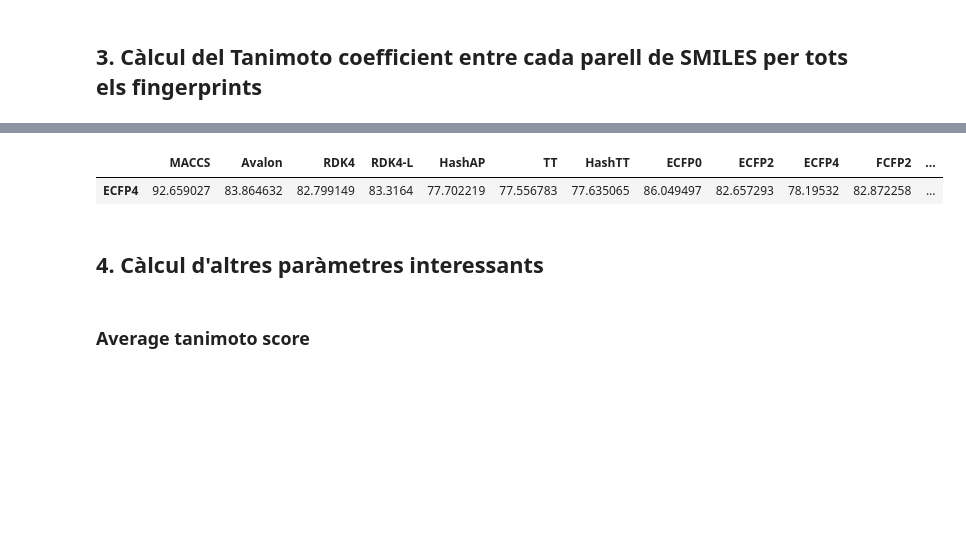
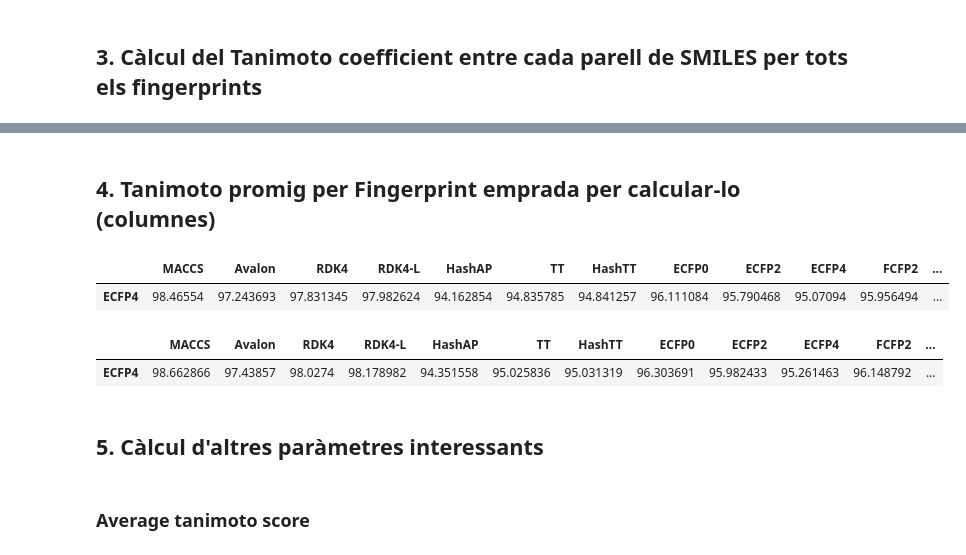
Before and after one commit to DavidDiestreR/MolForge_Testing, a Jupyter notebook: notebooks/analysis/output_analysis.ipynb, the cells around one changed output, grey strips where cells are left out. Saved outputs shown, nothing was run; the diff lists cells and outputs as text; code cells hidden in the pictures; blank space fills up the shorter version.

```diff
--- a/notebooks/analysis/output_analysis.ipynb
+++ b/notebooks/analysis/output_analysis.ipynb
@@ -121,7 +118,7 @@ for col in get_supported_fingerprints():
         DataStructs.TanimotoSimilarity(fp_in, fp_out)*100 # multipliquem per 100 per tenir-ho en percentatge
         # guardem 0 en els casos on l'output no és correcte i NaN si l'input és NaN
         if (not pd.isna(fp_out) and fp_out != "InvalidSMILE")
-        else (0 if fp_out != "InvalidSMILE" else np.nan)
+        else (0 if fp_out == "InvalidSMILE" else np.nan)
         for fp_in, fp_out in zip(fingerprints_input, fingerprints_output)
     ]
 
@@ -130,9 +127,9 @@ for col in get_supported_fingerprints():
         DataStructs.TanimotoSimilarity(fp_in, fp_out)*100 # multipliquem per 100 per tenir-ho en percentatge
         # guardem NaN en els casos on l'output no és correcte i NaN si l'input és NaN
         if (not pd.isna(fp_out) and fp_out != "InvalidSMILE")
-        else (np.nan if fp_out != "InvalidSMILE" else np.nan)
+        else (np.nan if fp_out == "InvalidSMILE" else np.nan)
         for fp_in, fp_out in zip(fingerprints_input, fingerprints_output)
     ]
 
-    df[col+"Inv_0"] = tanimotos_Inv_0
-    df[col+"Inv_NaN"] = tanimotos_Inv_NaN
+    df[col+"_Inv_0"] = tanimotos_Inv_0
+    df[col+"_Inv_NaN"] = tanimotos_Inv_NaN
@@ -141,18 +150,23 @@ NameError: name 'get_supported_fingerprints' is not defined
+# %% [markdown]
+## 4. Tanimoto promig per Fingerprint emprada per calcular-lo (columnes)
 # %%
-avg_tanimotos_Inv_0 = {col: df[col+"Inv_0"].mean() for col in get_supported_fingerprints()}
+avg_tanimotos_Inv_0 = {col: df[col+"_Inv_0"].mean() for col in get_supported_fingerprints()}
 Tanimoto_Inv_0_df = pd.DataFrame([avg_tanimotos_Inv_0], index=[fp_type])
 
 Tanimoto_Inv_0_df
 # %% [output]
 |  | MACCS | Avalon | RDK4 | RDK4-L | HashAP | TT | HashTT | ECFP0 | ECFP2 | ECFP4 | FCFP2 | ... |
-| ECFP4 | 92.659027 | 83.864632 | 82.799149 | 83.3164 | 77.702219 | 77.556783 | 77.635065 | 86.049497 | 82.657293 | 78.19532 | 82.872258 | ... |
+| ECFP4 | 98.46554 | 97.243693 | 97.831345 | 97.982624 | 94.162854 | 94.835785 | 94.841257 | 96.111084 | 95.790468 | 95.07094 | 95.956494 | ... |
 # %%
-avg_tanimotos_Inv_NaN = {col: df[col+"Inv_0"].mean() for col in get_supported_fingerprints()}
+avg_tanimotos_Inv_NaN = {col: df[col+"_Inv_NaN"].mean() for col in get_supported_fingerprints()}
 Tanimoto_Inv_NaN_df = pd.DataFrame([avg_tanimotos_Inv_NaN], index=[fp_type])
 
 Tanimoto_Inv_NaN_df
+# %% [output]
+|  | MACCS | Avalon | RDK4 | RDK4-L | HashAP | TT | HashTT | ECFP0 | ECFP2 | ECFP4 | FCFP2 | ... |
+| ECFP4 | 98.662866 | 97.43857 | 98.0274 | 98.178982 | 94.351558 | 95.025836 | 95.031319 | 96.303691 | 95.982433 | 95.261463 | 96.148792 | ... |
 # %% [markdown]
-## 4. Càlcul d'altres paràmetres interessants
+## 5. Càlcul d'altres paràmetres interessants
 # %% [markdown]
 ### Average tanimoto score
 # %%
```
Also changed, not shown: parts of 11 cells of this notebook, 5 other files.
